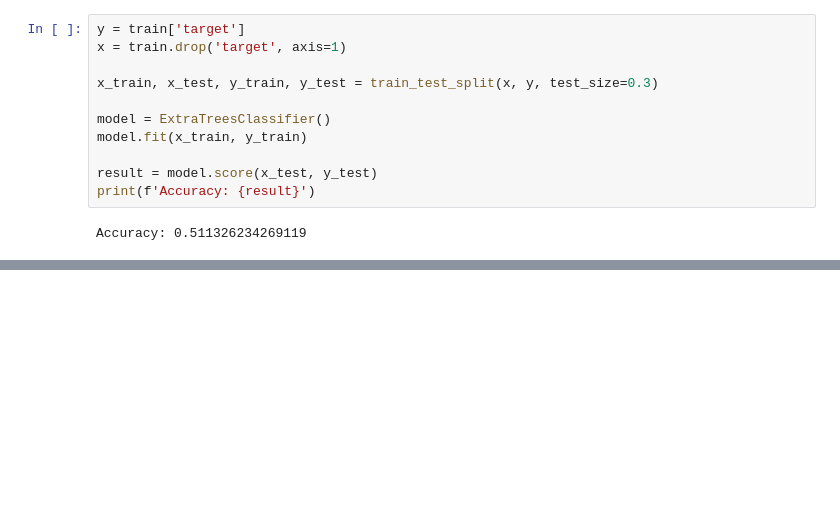
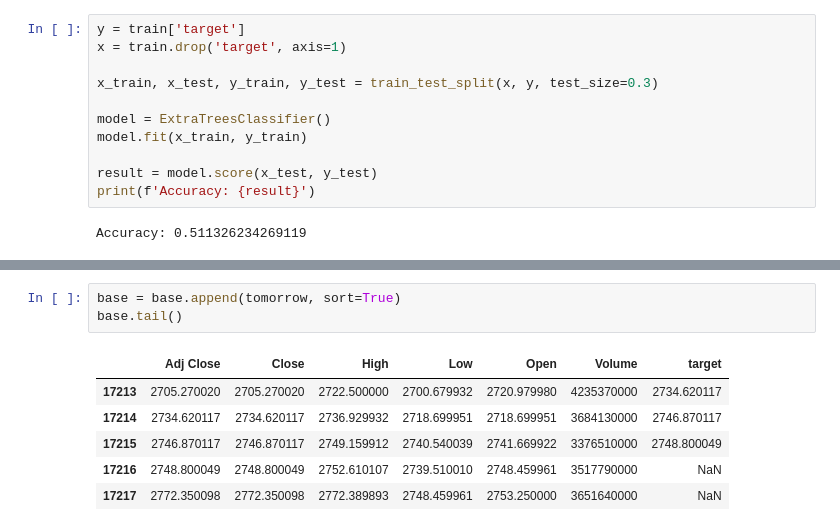
Before and after one commit to franciscocezar/machine_learning_lesson, a Jupyter notebook: sp500.ipynb, the cells around one changed output, grey strips where cells are left out. Saved outputs shown, nothing was run; the diff lists cells and outputs as text; blank space fills up the shorter version.

```diff
--- a/sp500.ipynb
+++ b/sp500.ipynb
@@ -98,0 +128,10 @@ Accuracy: 0.511326234269119
+# %%
+base = base.append(tomorrow, sort=True)
+base.tail()
+# %% [output]
+|  | Adj Close | Close | High | Low | Open | Volume | target |
+| 17213 | 2705.270020 | 2705.270020 | 2722.500000 | 2700.679932 | 2720.979980 | 4235370000 | 2734.620117 |
+| 17214 | 2734.620117 | 2734.620117 | 2736.929932 | 2718.699951 | 2718.699951 | 3684130000 | 2746.870117 |
+| 17215 | 2746.870117 | 2746.870117 | 2749.159912 | 2740.540039 | 2741.669922 | 3376510000 | 2748.800049 |
+| 17216 | 2748.800049 | 2748.800049 | 2752.610107 | 2739.510010 | 2748.459961 | 3517790000 | NaN |
+| 17217 | 2772.350098 | 2772.350098 | 2772.389893 | 2748.459961 | 2753.250000 | 3651640000 | NaN |
```
Also changed, not shown: parts of 5 cells of this notebook.
